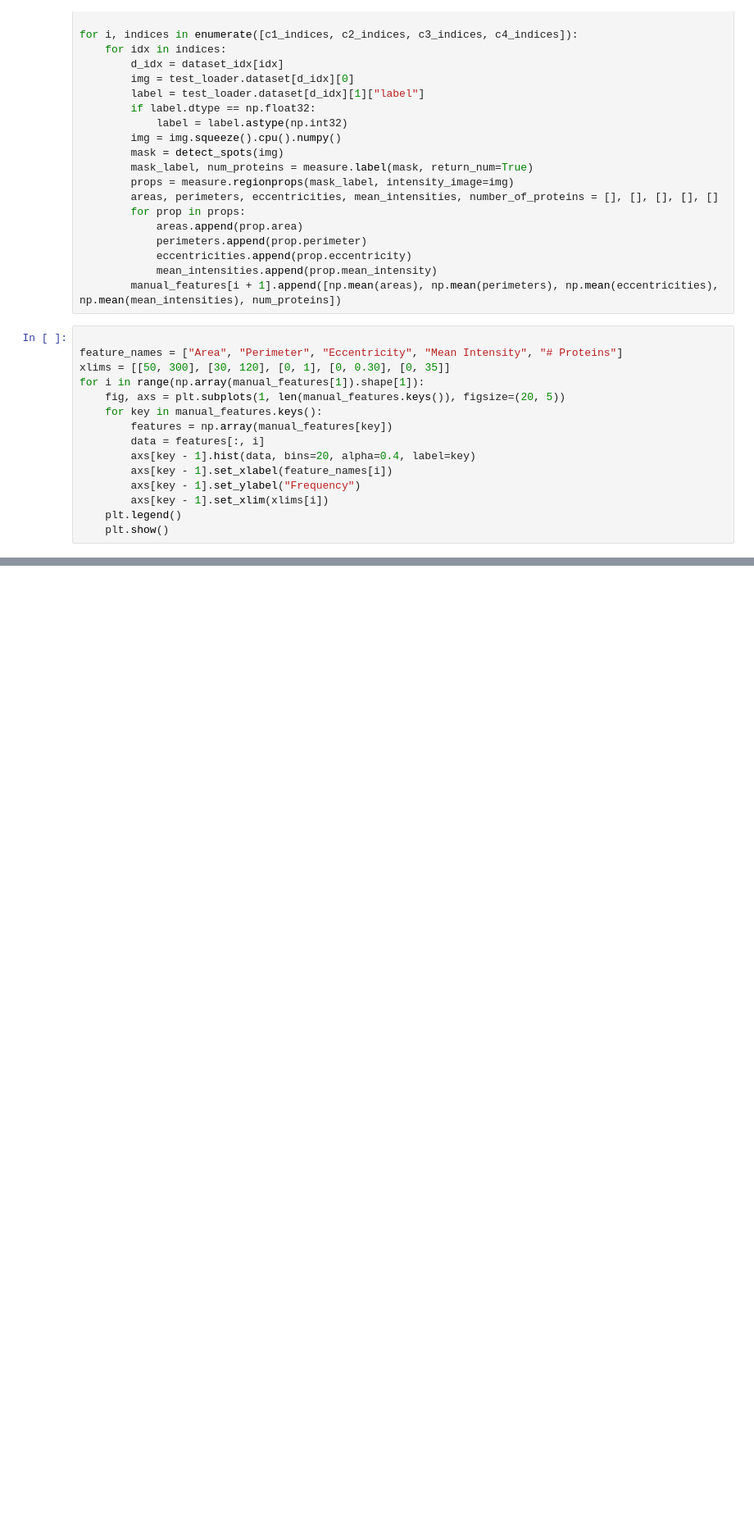
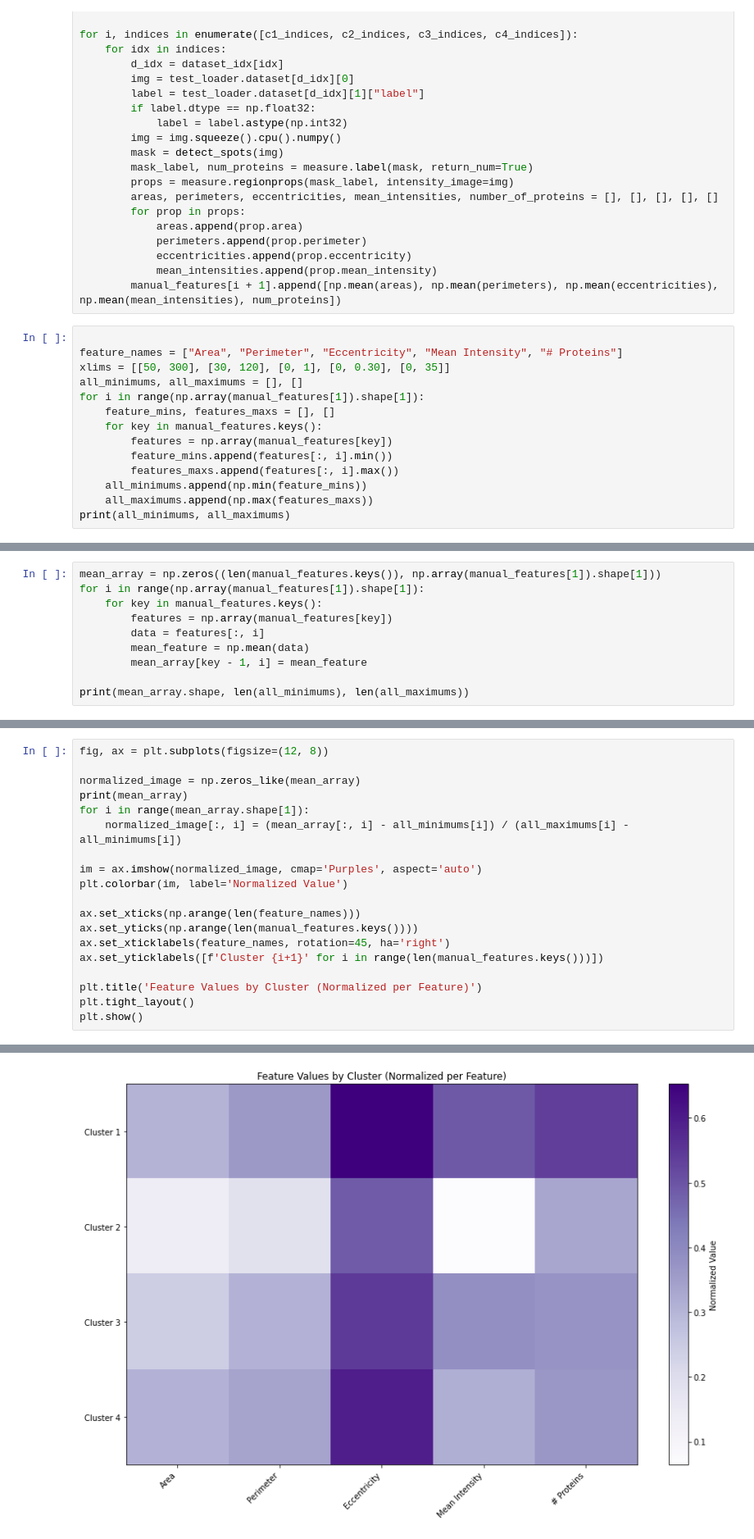
Before and after one commit to FLClab/STED-FM, a Jupyter notebook: experiments/clustering-experiments/hierarchical.ipynb, the cells around one changed output, grey strips where cells are left out. Shown at 82% size. Drawn from its saved outputs; the diff is of its cells as text; blank space fills up the shorter version.

```diff
--- a/experiments/clustering-experiments/hierarchical.ipynb
+++ b/experiments/clustering-experiments/hierarchical.ipynb
@@ -277,15 +285,14 @@ for i, indices in enumerate([c1_indices, c2_indices, c3_indices, c4_indices]):
 
 feature_names = ["Area", "Perimeter", "Eccentricity", "Mean Intensity", "# Proteins"]
 xlims = [[50, 300], [30, 120], [0, 1], [0, 0.30], [0, 35]]
+all_minimums, all_maximums = [], []
 for i in range(np.array(manual_features[1]).shape[1]):
-    fig, axs = plt.subplots(1, len(manual_features.keys()), figsize=(20, 5))
+    feature_mins, features_maxs = [], []
     for key in manual_features.keys():
         features = np.array(manual_features[key])
-        data = features[:, i]
-        axs[key - 1].hist(data, bins=20, alpha=0.4, label=key)
-        axs[key - 1].set_xlabel(feature_names[i])
-        axs[key - 1].set_ylabel("Frequency")
-        axs[key - 1].set_xlim(xlims[i])
-    plt.legend()
-    plt.show()
+        feature_mins.append(features[:, i].min())
+        features_maxs.append(features[:, i].max())
+    all_minimums.append(np.min(feature_mins))
+    all_maximums.append(np.max(features_maxs))
+print(all_minimums, all_maximums)
 # %% [output]
@@ -319,0 +300,10 @@ dict_keys(['img', 'segmentation', 'metadata'])
+# %%
+mean_array = np.zeros((len(manual_features.keys()), np.array(manual_features[1]).shape[1]))
+for i in range(np.array(manual_features[1]).shape[1]):
+    for key in manual_features.keys():
+        features = np.array(manual_features[key])
+        data = features[:, i]
+        mean_feature = np.mean(data)
+        mean_array[key - 1, i] = mean_feature
+
+print(mean_array.shape, len(all_minimums), len(all_maximums))
@@ -319,0 +312,20 @@ dict_keys(['img', 'segmentation', 'metadata'])
+# %%
+fig, ax = plt.subplots(figsize=(12, 8))
+
+normalized_image = np.zeros_like(mean_array)
+print(mean_array)
+for i in range(mean_array.shape[1]):
+    normalized_image[:, i] = (mean_array[:, i] - all_minimums[i]) / (all_maximums[i] - all_minimums[i])
+
+im = ax.imshow(normalized_image, cmap='Purples', aspect='auto')
+plt.colorbar(im, label='Normalized Value')
+
+ax.set_xticks(np.arange(len(feature_names)))
+ax.set_yticks(np.arange(len(manual_features.keys())))
+ax.set_xticklabels(feature_names, rotation=45, ha='right')
+ax.set_yticklabels([f'Cluster {i+1}' for i in range(len(manual_features.keys()))])
+
+plt.title('Feature Values by Cluster (Normalized per Feature)')
+plt.tight_layout()
+plt.show()
+# %% [output]
@@ -319,0 +342 @@ dict_keys(['img', 'segmentation', 'metadata'])
+[figure, added]
```
Also changed, not shown: parts of 10 cells of this notebook, 3 other files.
